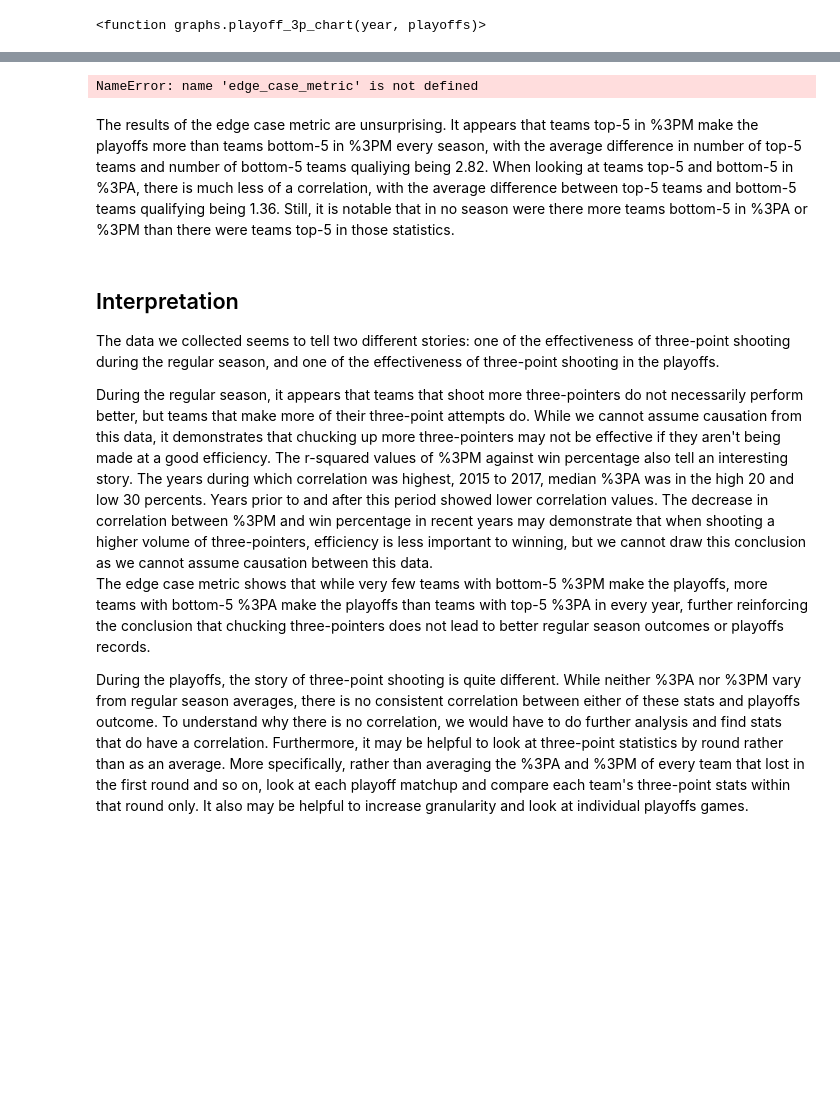
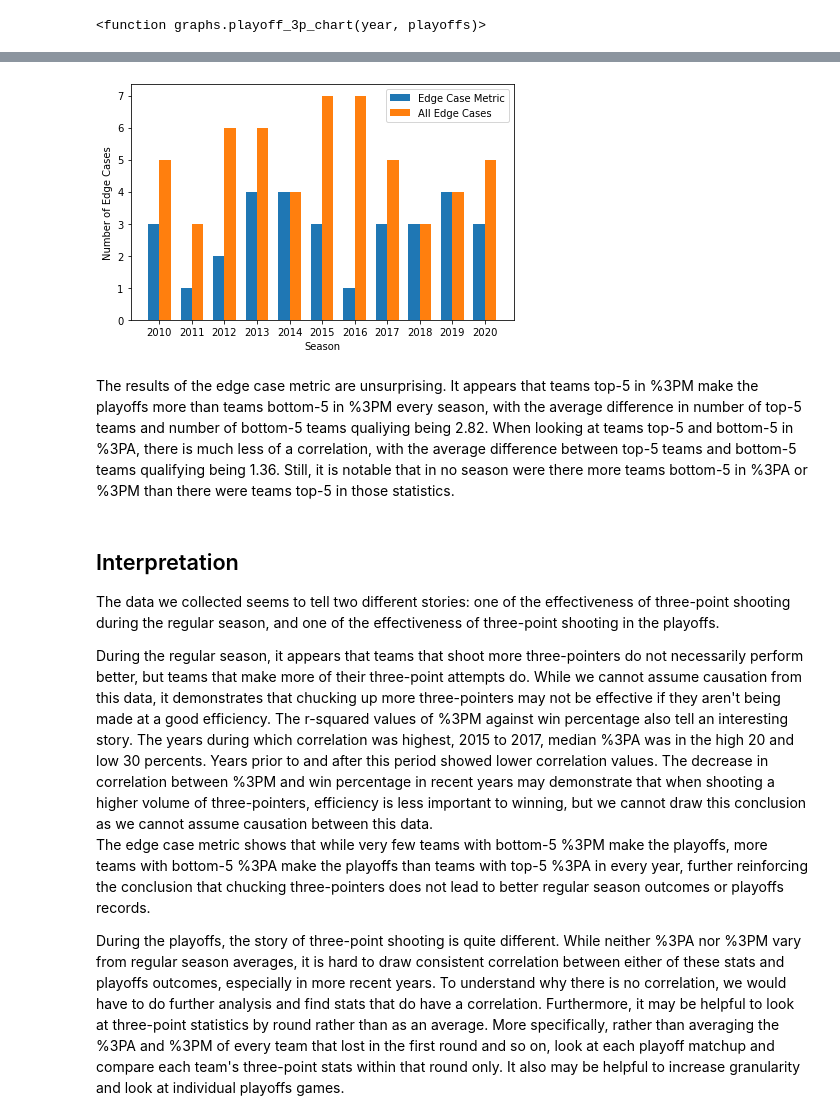
Before and after one commit to olincollege/NBA_MoreyBall_Analysis, a Jupyter notebook: Computational_essay.ipynb, the cells around one changed output, grey strips where cells are left out. Saved outputs shown, nothing was run; the diff lists cells and outputs as text; code cells hidden in the pictures; blank space fills up the shorter version.

```diff
--- a/Computational_essay.ipynb
+++ b/Computational_essay.ipynb
@@ -150,7 +147,7 @@ The edge case metric (described in the Data section), was created to detect the
 # %%
-edge_cases_metric('Field_Goals_3P')
+edge_case_graph('Field_Goals_3P')
 # %% [output]
-NameError: name 'edge_case_metric' is not defined
+[figure, added]
 # %% [markdown]
 The results of the edge case metric are unsurprising. It appears that teams top-5 in %3PM make the  playoffs more than teams bottom-5 in %3PM every season, with the average difference in number of top-5 teams and number of bottom-5 teams qualiying being 2.82. When looking at teams top-5 and bottom-5 in %3PA, there is much less of a correlation, with the average difference between top-5 teams and bottom-5 teams qualifying being 1.36. Still, it is notable that in no season were there more teams bottom-5 in %3PA or %3PM than there were teams top-5 in those statistics.
 # %% [markdown]
@@ -161,4 +158,4 @@ During the regular season, it appears that teams that shoot more three-pointers
 The edge case metric shows that while very few teams with bottom-5 %3PM make the playoffs, more teams with bottom-5 %3PA make the playoffs than teams with top-5 %3PA in every year, further reinforcing the conclusion that chucking three-pointers does not lead to better regular season outcomes or playoffs records.
 
 
-During the playoffs, the story of three-point shooting is quite different. While neither %3PA nor %3PM vary from regular season averages, there is no consistent correlation between either of these stats and playoffs outcome. To understand why there is no correlation, we would have to do further analysis and find stats that do have a correlation. Furthermore, it may be helpful to look at three-point statistics by round rather than as an average. More specifically, rather than averaging the %3PA and %3PM of every team that lost in the first round and so on, look at each playoff matchup and compare each team's three-point stats within that round only. It also may be helpful to increase granularity and look at individual playoffs games.
+During the playoffs, the story of three-point shooting is quite different. While neither %3PA nor %3PM vary from regular season averages, it is hard to draw consistent correlation between either of these stats and playoffs outcomes, especially in more recent years. To understand why there is no correlation, we would have to do further analysis and find stats that do have a correlation. Furthermore, it may be helpful to look at three-point statistics by round rather than as an average. More specifically, rather than averaging the %3PA and %3PM of every team that lost in the first round and so on, look at each playoff matchup and compare each team's three-point stats within that round only. It also may be helpful to increase granularity and look at individual playoffs games.
```
Also changed, not shown: parts of 12 cells of this notebook, 27 other files.
